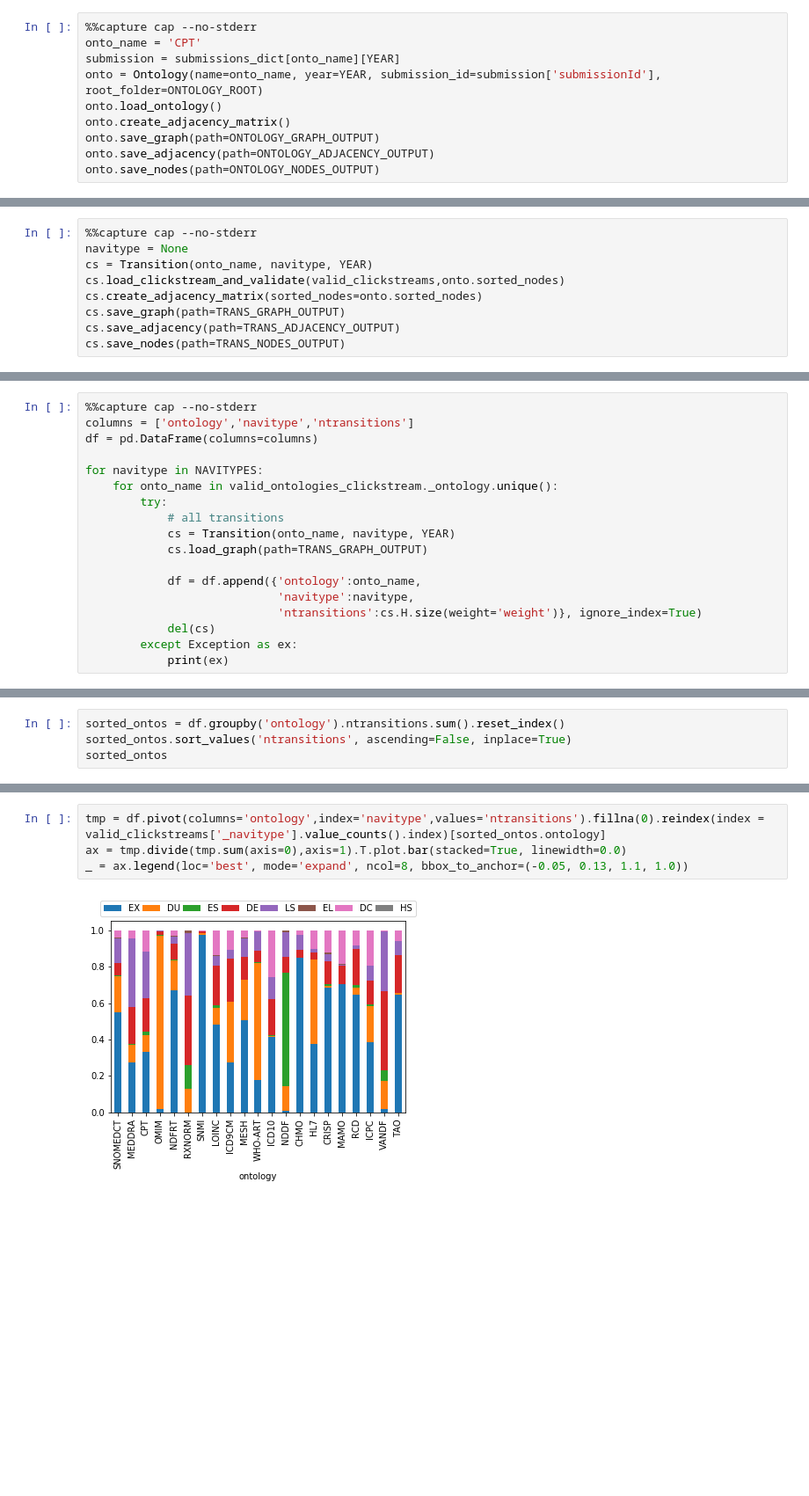
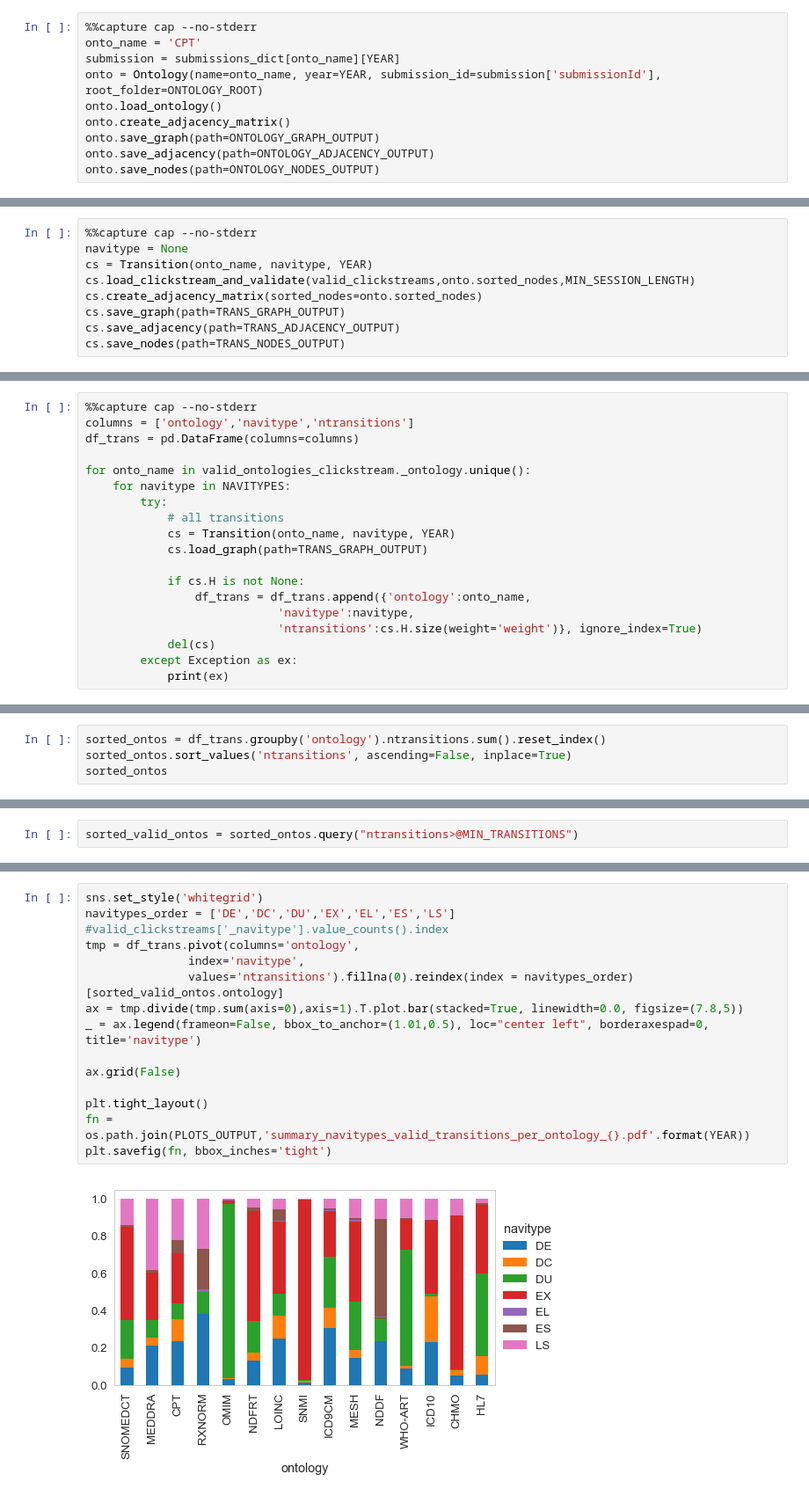
Before and after one commit to gesiscss/HopRank, a Jupyter notebook: BioPortal.ipynb, the cells around one changed output, grey strips where cells are left out. Shown at 88% size. Saved outputs shown, nothing was run; the diff lists cells and outputs as text; blank space fills up the shorter version.

```diff
--- a/BioPortal.ipynb
+++ b/BioPortal.ipynb
@@ -314,7 +468,7 @@ del(cap)
 %%capture cap --no-stderr
 navitype = None
 cs = Transition(onto_name, navitype, YEAR)
-cs.load_clickstream_and_validate(valid_clickstreams,onto.sorted_nodes)
+cs.load_clickstream_and_validate(valid_clickstreams,onto.sorted_nodes,MIN_SESSION_LENGTH)
 cs.create_adjacency_matrix(sorted_nodes=onto.sorted_nodes)
 cs.save_graph(path=TRANS_GRAPH_OUTPUT)
 cs.save_adjacency(path=TRANS_ADJACENCY_OUTPUT)
@@ -443,16 +617,17 @@ except:
 # %%
 %%capture cap --no-stderr
 columns = ['ontology','navitype','ntransitions']
-df = pd.DataFrame(columns=columns)
+df_trans = pd.DataFrame(columns=columns)
 
-for navitype in NAVITYPES:
-    for onto_name in valid_ontologies_clickstream._ontology.unique():
+for onto_name in valid_ontologies_clickstream._ontology.unique():
+    for navitype in NAVITYPES:
         try:
             # all transitions
             cs = Transition(onto_name, navitype, YEAR)
             cs.load_graph(path=TRANS_GRAPH_OUTPUT)
 
-            df = df.append({'ontology':onto_name,
+            if cs.H is not None:
+                df_trans = df_trans.append({'ontology':onto_name,
                             'navitype':navitype,
                             'ntransitions':cs.H.size(weight='weight')}, ignore_index=True)
             del(cs)
@@ -492,5 +667,5 @@ df.head()
 # %%
-sorted_ontos = df.groupby('ontology').ntransitions.sum().reset_index()
+sorted_ontos = df_trans.groupby('ontology').ntransitions.sum().reset_index()
 sorted_ontos.sort_values('ntransitions', ascending=False, inplace=True)
 sorted_ontos
 # %% [output]
@@ -513,0 +689,2 @@ sorted_ontos
+# %%
+sorted_valid_ontos = sorted_ontos.query("ntransitions>@MIN_TRANSITIONS")
@@ -514,7 +693,17 @@ sorted_ontos
 # %%
-tmp = df.pivot(columns='ontology',index='navitype',values='ntransitions').fillna(0).reindex(index = valid_clickstreams['_navitype'].value_counts().index)[sorted_ontos.ontology]
-ax = tmp.divide(tmp.sum(axis=0),axis=1).T.plot.bar(stacked=True, linewidth=0.0)
-_ = ax.legend(loc='best', mode='expand', ncol=8, bbox_to_anchor=(-0.05, 0.13, 1.1, 1.0))
+sns.set_style('whitegrid')
+navitypes_order = ['DE','DC','DU','EX','EL','ES','LS'] #valid_clickstreams['_navitype'].value_counts().index
+tmp = df_trans.pivot(columns='ontology',
+               index='navitype',
+               values='ntransitions').fillna(0).reindex(index = navitypes_order)[sorted_valid_ontos.ontology]
+ax = tmp.divide(tmp.sum(axis=0),axis=1).T.plot.bar(stacked=True, linewidth=0.0, figsize=(7.8,5))
+_ = ax.legend(frameon=False, bbox_to_anchor=(1.01,0.5), loc="center left", borderaxespad=0, title='navitype')
+
+ax.grid(False)
+
+plt.tight_layout()
+fn = os.path.join(PLOTS_OUTPUT,'summary_navitypes_valid_transitions_per_ontology_{}.pdf'.format(YEAR))
+plt.savefig(fn, bbox_inches='tight')
 # %% [output]
-[figure, old version]
+[figure, new version]
 # %%
```
Also changed, not shown: parts of 46 cells of this notebook, 5 other files.
